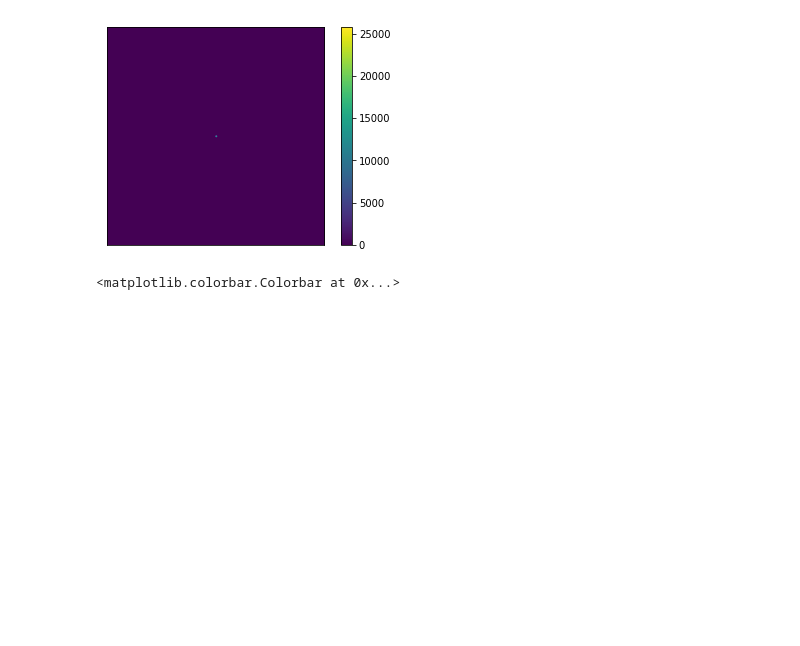
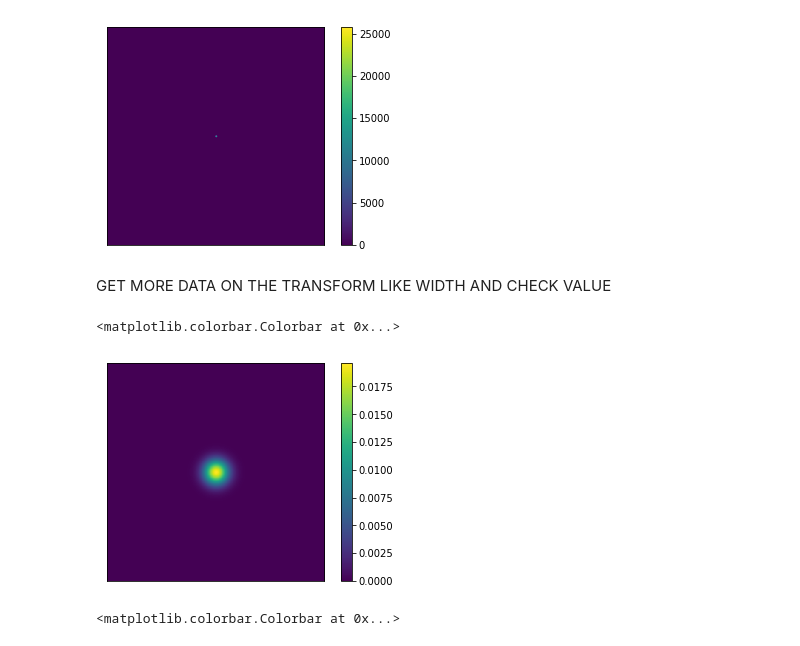
Before and after one commit to Benjamincollins42/TwistedPhotonsDissertation, a Jupyter notebook: fftErrorTests.ipynb, the cells around one changed output. Saved outputs shown, nothing was run; the diff lists cells and outputs as text; code cells hidden in the pictures; blank space fills up the shorter version.

```diff
--- a/fftErrorTests.ipynb
+++ b/fftErrorTests.ipynb
@@ -58,6 +66,25 @@ print("max location is " + str(np.argmax(X)))
 max is 25732.66564535036
 max location is 131328
 [figure]
+# %% [markdown]
+GET MORE DATA ON THE TRANSFORM LIKE WIDTH AND CHECK VALUE
+# %%
+def gaussianGenerationKspace(A = 1.0, a = N**2/32.0):
+    """Generates a 2D gaussian array centred on the centre coords"""
+    GaussianK = np.zeros((N,N))
+    for x in range(0,N):
+        for y in range(0,N):
+            GaussianK[x,y] = np.sqrt(np.pi/a) * np.exp( - ( (x - cen)**2 + (y - cen)**2 )*np.pi**2/a )
+    return GaussianK
+
+plt.figure()
+im = plt.imshow( gaussianGenerationKspace(), cmap = cm.viridis,)
+im.axes.get_xaxis().set_visible(False)
+im.axes.get_yaxis().set_visible(False)
+plt.colorbar(im, orientation = 'vertical')
+# %% [output]
+<matplotlib.colorbar.Colorbar at 0x...>
+[figure, added]
 # %%
 plt.figure()
 im = plt.imshow( G, cmap = cm.viridis)
```
Also changed, not shown: parts of 6 cells of this notebook, 4 other files.
